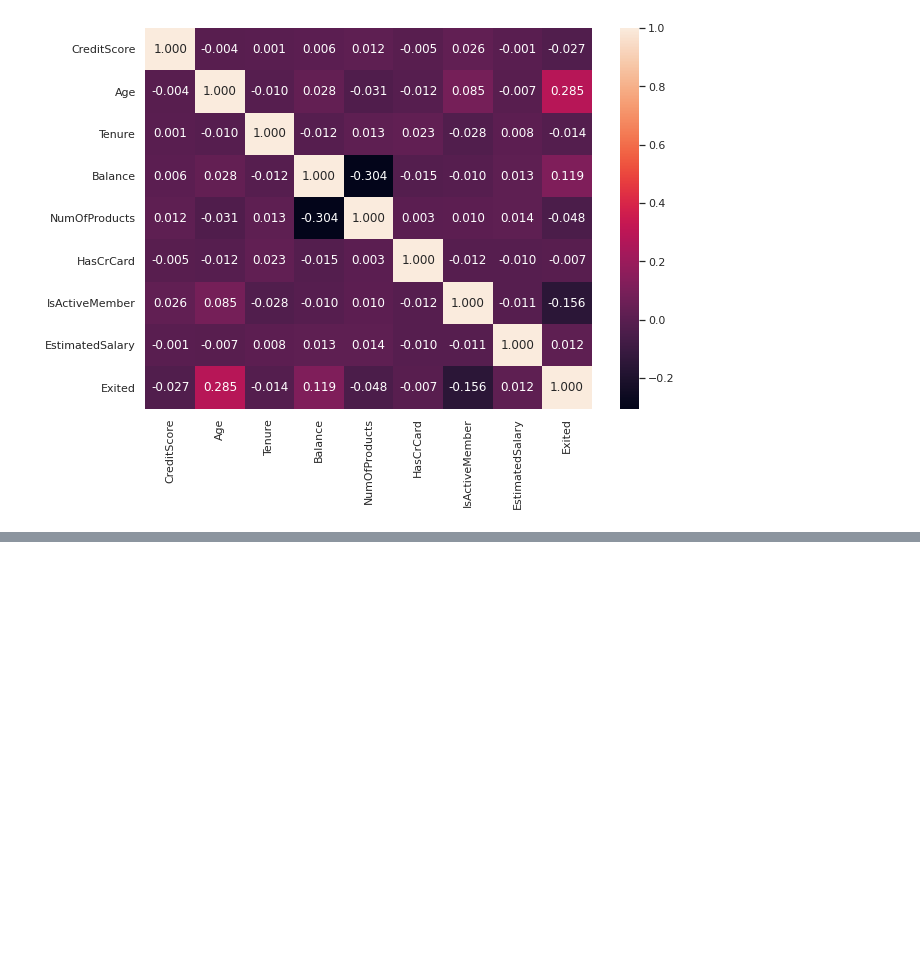
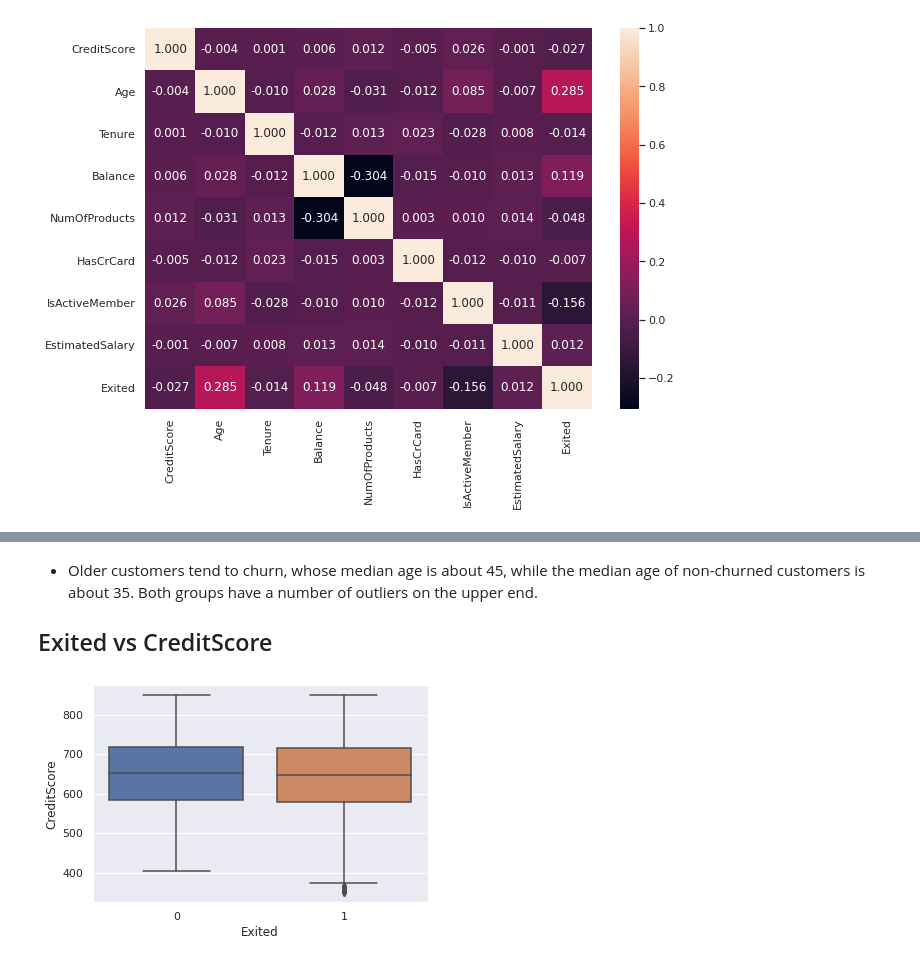
Before and after one commit to liangym2014/Data-science-and-machine-learning, a Jupyter notebook: 7.Bank_Churn.ipynb, the cells around one changed output, grey strips where cells are left out. Cells and saved outputs as stored; diff of their text form; code cells hidden in the pictures; blank space fills up the shorter version.

```diff
--- a/7.Bank_Churn.ipynb
+++ b/7.Bank_Churn.ipynb
@@ -259,0 +270,8 @@ sns.heatmap(data = df.corr(), fmt = ".3f", annot = True);
+# %% [markdown]
+- Older customers tend to churn, whose median age is about 45, while the median age of non-churned customers is about 35. Both groups have a number of outliers on the upper end.
+
+## Exited vs CreditScore
+# %%
+sns.boxplot(x = "Exited", y = "CreditScore", data = df);
+# %% [output]
+[figure, added]
```
Also changed, not shown: parts of 35 cells of this notebook.
